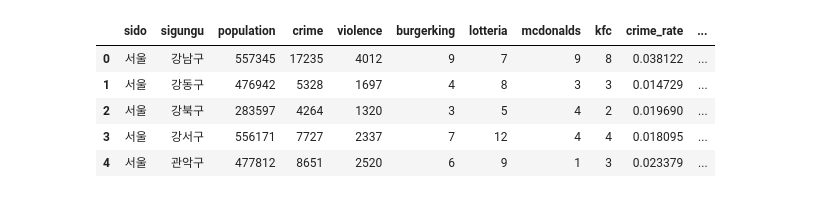
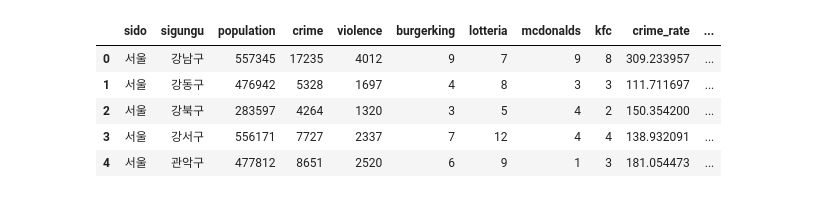
Before and after one commit to Encore-SKN-24/EDA_MINI_5TEAM, a Jupyter notebook: main.ipynb, the cells around one changed output. Saved outputs shown, nothing was run; the diff lists cells and outputs as text; code cells hidden in the pictures.

```diff
--- a/main.ipynb
+++ b/main.ipynb
@@ -18,38 +20,38 @@ def load_data(json_path=None):
     with open(json_path, 'r', encoding='utf-8') as f:
         data = json.load(f)
 
     records = []
     for sido, districts in data.items():
         for sigungu, metrics in districts.items():
             record = {
                 'sido': sido,
                 'sigungu': sigungu,
                 **metrics  # 중첩 데이터 flat
             }
             records.append(record)
 
     df = pd.json_normalize(records)
 
     # df 열
     cols = ['sido', 'sigungu', 'population', 'crime', 'violence',
                     'burgerking', 'lotteria', 'mcdonalds', 'kfc']
     df = df[cols]
 
     # 범죄율
-    df['crime_rate'] = (df['crime'] + df['violence'])/ df['population']
+    df['crime_rate'] = df['crime']/ df['population'] * 10000
     # 버거지수
-    df['burger_ind'] = (df['burgerking'] + df['lotteria'] + df['mcdonalds'] + df['kfc']) / df['lotteria']
+    df['burger_ind'] = (df['burgerking'] + df['mcdonalds'] + df['kfc']) / df['lotteria']
     df['burger_ind'] = df.apply(lambda row: 0 if row['lotteria'] == 0 else row['burger_ind'], axis=1)
     return df
 
 
 df = load_data()
 df.head()
 # %% [output]
 |  | sido | sigungu | population | crime | violence | burgerking | lotteria | mcdonalds | kfc | crime_rate | ... |
-| 0 | 서울 | 강남구 | 557345 | 17235 | 4012 | 9 | 7 | 9 | 8 | 0.038122 | ... |
-| 1 | 서울 | 강동구 | 476942 | 5328 | 1697 | 4 | 8 | 3 | 3 | 0.014729 | ... |
-| 2 | 서울 | 강북구 | 283597 | 4264 | 1320 | 3 | 5 | 4 | 2 | 0.019690 | ... |
-| 3 | 서울 | 강서구 | 556171 | 7727 | 2337 | 7 | 12 | 4 | 4 | 0.018095 | ... |
-| 4 | 서울 | 관악구 | 477812 | 8651 | 2520 | 6 | 9 | 1 | 3 | 0.023379 | ... |
+| 0 | 서울 | 강남구 | 557345 | 17235 | 4012 | 9 | 7 | 9 | 8 | 309.233957 | ... |
+| 1 | 서울 | 강동구 | 476942 | 5328 | 1697 | 4 | 8 | 3 | 3 | 111.711697 | ... |
+| 2 | 서울 | 강북구 | 283597 | 4264 | 1320 | 3 | 5 | 4 | 2 | 150.354200 | ... |
+| 3 | 서울 | 강서구 | 556171 | 7727 | 2337 | 7 | 12 | 4 | 4 | 138.932091 | ... |
+| 4 | 서울 | 관악구 | 477812 | 8651 | 2520 | 6 | 9 | 1 | 3 | 181.054473 | ... |
 # %%
```
Also changed, not shown: parts of 5 cells of this notebook.
